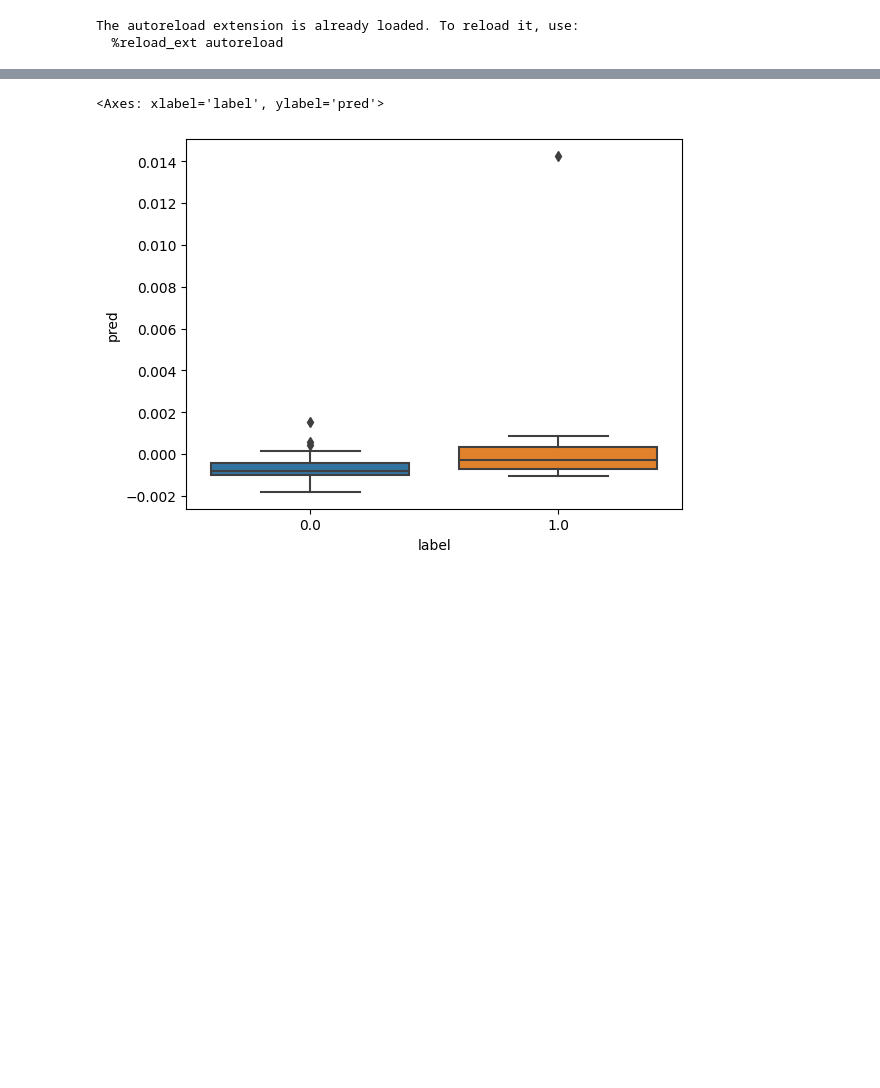
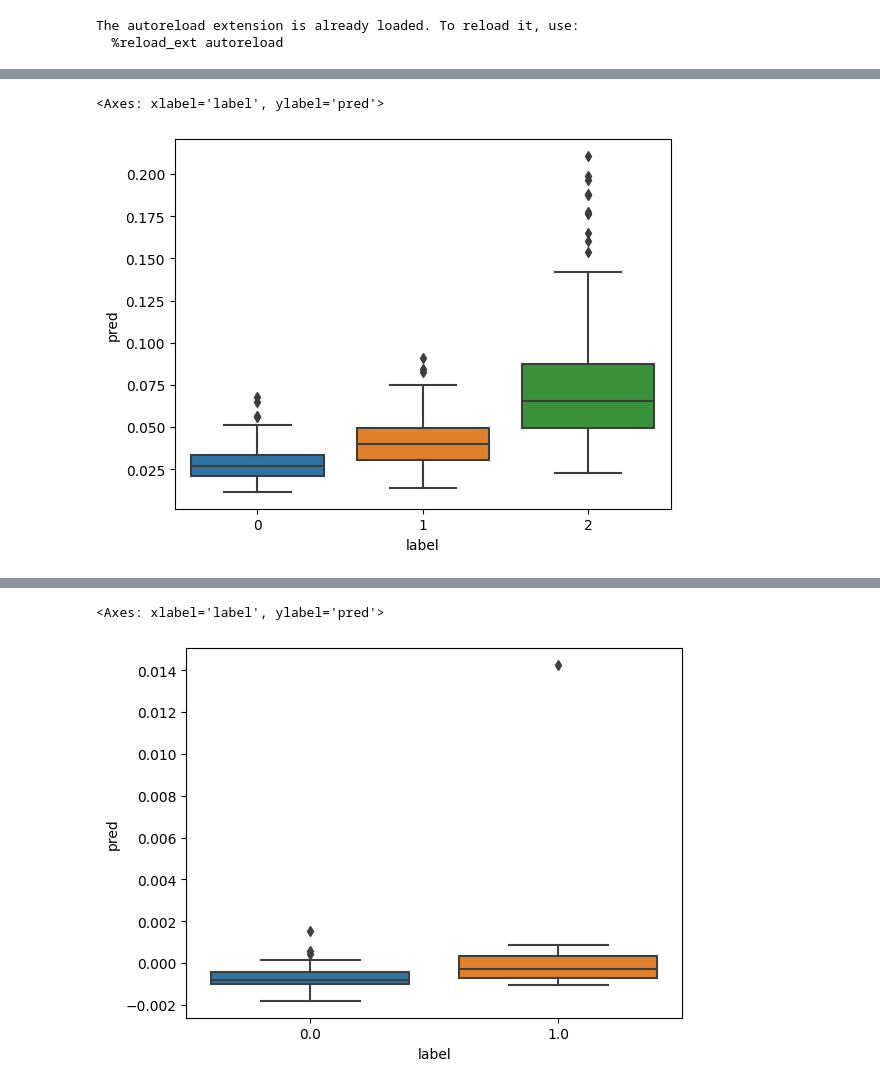
Before and after one commit to chbricout/motiondetector, a Jupyter notebook: notebooks/classifier.ipynb, the cells around one changed output, grey strips where cells are left out. Saved outputs shown, nothing was run; the diff lists cells and outputs as text; code cells hidden in the pictures; blank space fills up the shorter version.

```diff
--- a/notebooks/classifier.ipynb
+++ b/notebooks/classifier.ipynb
@@ -52 +58,6 @@ sb.boxplot(df, x="label", y="pred")
+# %%
+sb.boxplot(df_ssim, x="label", y="pred")
+# %% [output]
+<Axes: xlabel='label', ylabel='pred'>
+[figure, added]
 # %%
```
Also changed, not shown: parts of 5 cells of this notebook, 11 other files.
